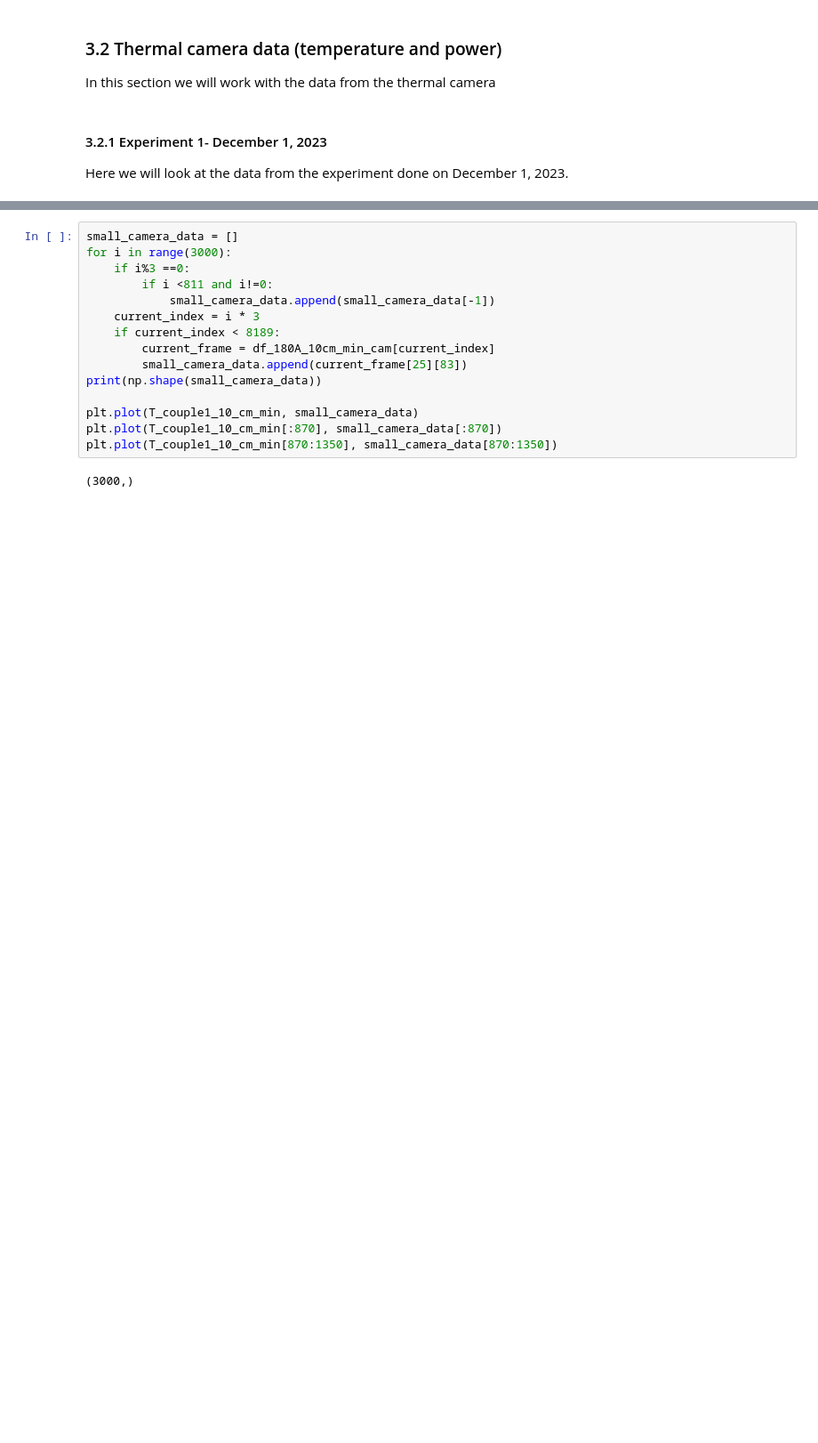
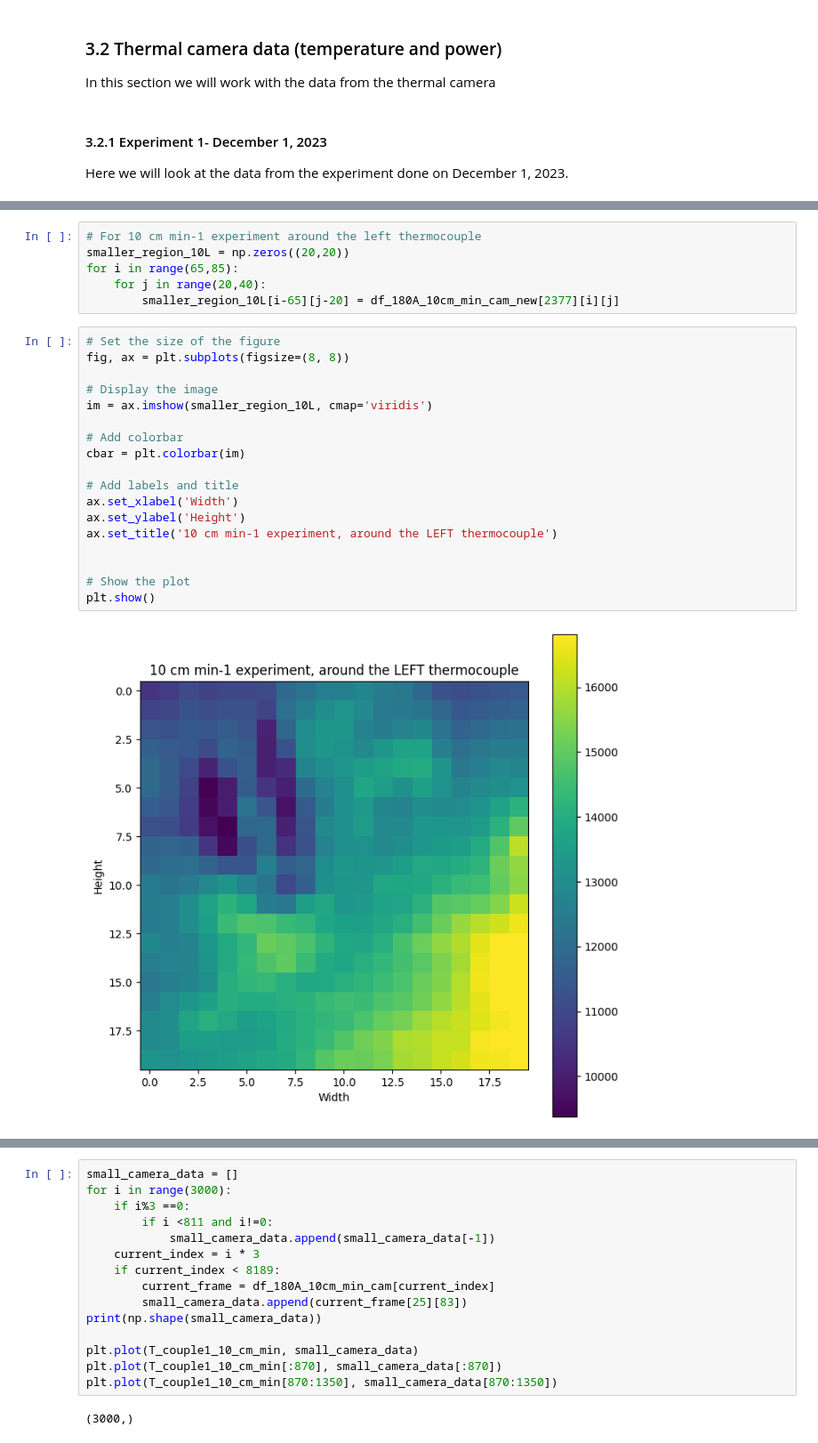
Before and after one commit to KaushalTimilsina/ResearchProject, a Jupyter notebook: Integration.ipynb, the cells around one changed output, grey strips where cells are left out. Shown at 89% size. Drawn from its saved outputs; the diff is of its cells as text; blank space fills up the shorter version.

```diff
--- a/Integration.ipynb
+++ b/Integration.ipynb
@@ -993,0 +960,26 @@ plt.imshow(((df_180A_10cm_min_cam - 32)/1.8)[my_max_frame_approx])
+# %%
+# For 10 cm min-1 experiment around the left thermocouple
+smaller_region_10L = np.zeros((20,20))
+for i in range(65,85):
+    for j in range(20,40):
+        smaller_region_10L[i-65][j-20] = df_180A_10cm_min_cam_new[2377][i][j]
+# %%
+# Set the size of the figure
+fig, ax = plt.subplots(figsize=(8, 8))
+
+# Display the image
+im = ax.imshow(smaller_region_10L, cmap='viridis')
+
+# Add colorbar
+cbar = plt.colorbar(im)
+
+# Add labels and title
+ax.set_xlabel('Width')
+ax.set_ylabel('Height')
+ax.set_title('10 cm min-1 experiment, around the LEFT thermocouple')
+
+
+# Show the plot
+plt.show()
+# %% [output]
+[figure, added]
```
Also changed, not shown: parts of 44 cells of this notebook.
